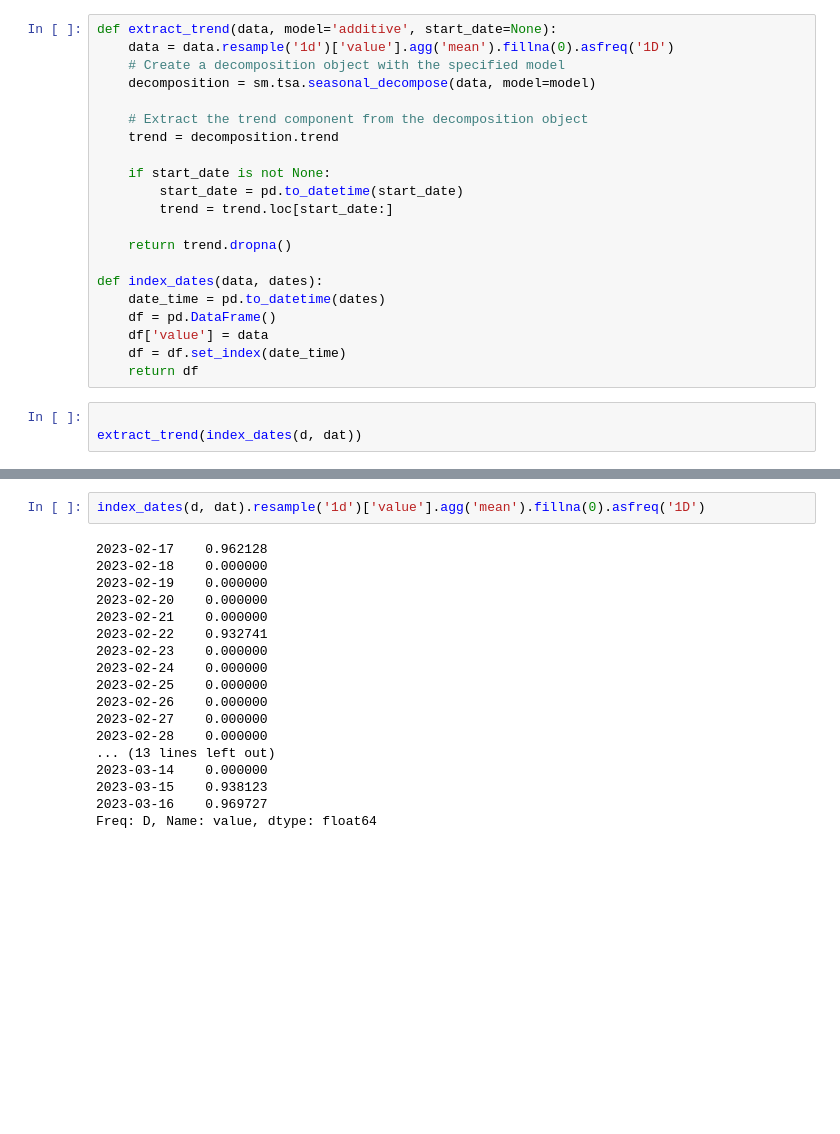
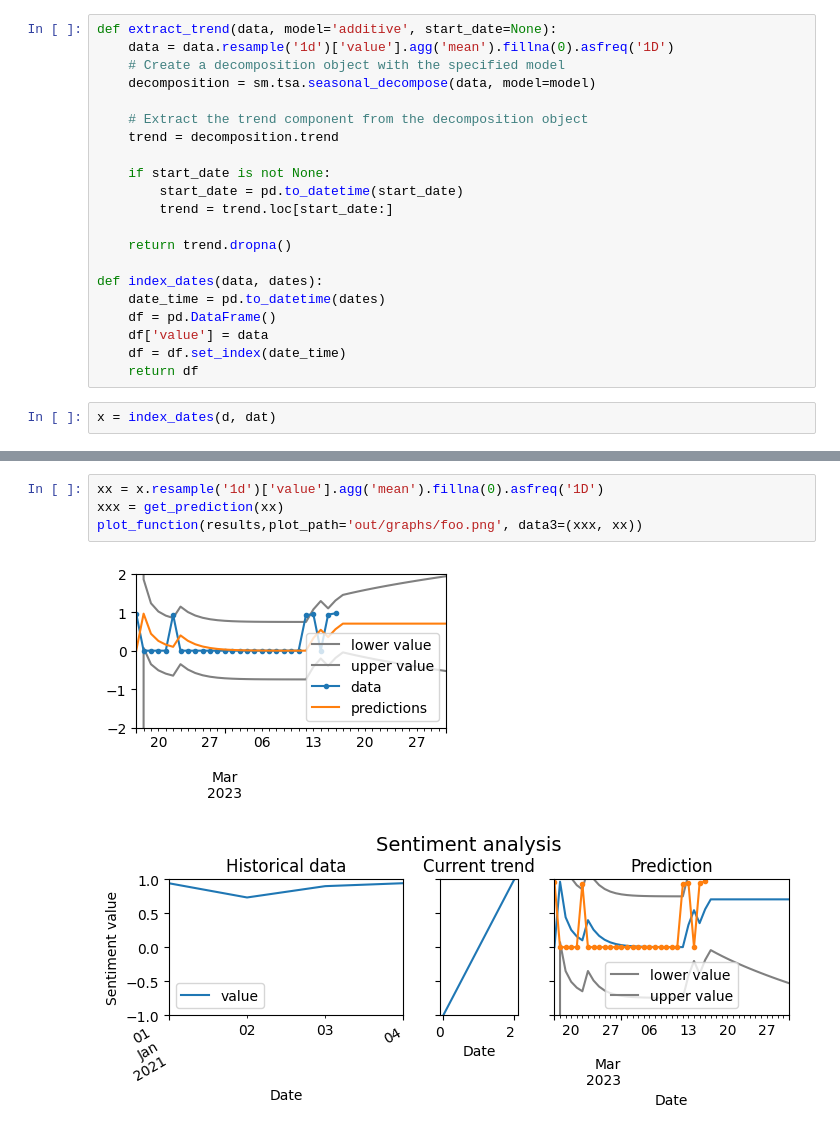
Before and after one commit to TomiukQT/diploma-thesis, a Jupyter notebook: src/main.ipynb, the cells around one changed output, grey strips where cells are left out. Saved outputs shown, nothing was run; the diff lists cells and outputs as text; blank space fills up the shorter version.

Commit message:
feat: Add prediction plot from ts analyze

```diff
--- a/src/main.ipynb
+++ b/src/main.ipynb
@@ -317,5 +281,4 @@ def index_dates(data, dates):
     df = df.set_index(date_time)
     return df
 # %%
-
-extract_trend(index_dates(d, dat))
+x = index_dates(d, dat)
@@ -340,20 +350,7 @@ Freq: D, Name: trend, dtype: float64
 # %%
-index_dates(d, dat).resample('1d')['value'].agg('mean').fillna(0).asfreq('1D')
+xx = x.resample('1d')['value'].agg('mean').fillna(0).asfreq('1D')
+xxx = get_prediction(xx)
+plot_function(results,plot_path='out/graphs/foo.png', data3=(xxx, xx))
 # %% [output]
-2023-02-17    0.962128
-2023-02-18    0.000000
-2023-02-19    0.000000
-2023-02-20    0.000000
-2023-02-21    0.000000
-2023-02-22    0.932741
-2023-02-23    0.000000
-2023-02-24    0.000000
-2023-02-25    0.000000
-2023-02-26    0.000000
-2023-02-27    0.000000
-2023-02-28    0.000000
-... (13 lines left out)
-2023-03-14    0.000000
-2023-03-15    0.938123
-2023-03-16    0.969727
-Freq: D, Name: value, dtype: float64
+[figure, added]
+[figure, added]
```
Also changed, not shown: parts of 8 cells of this notebook, 4 other files.
